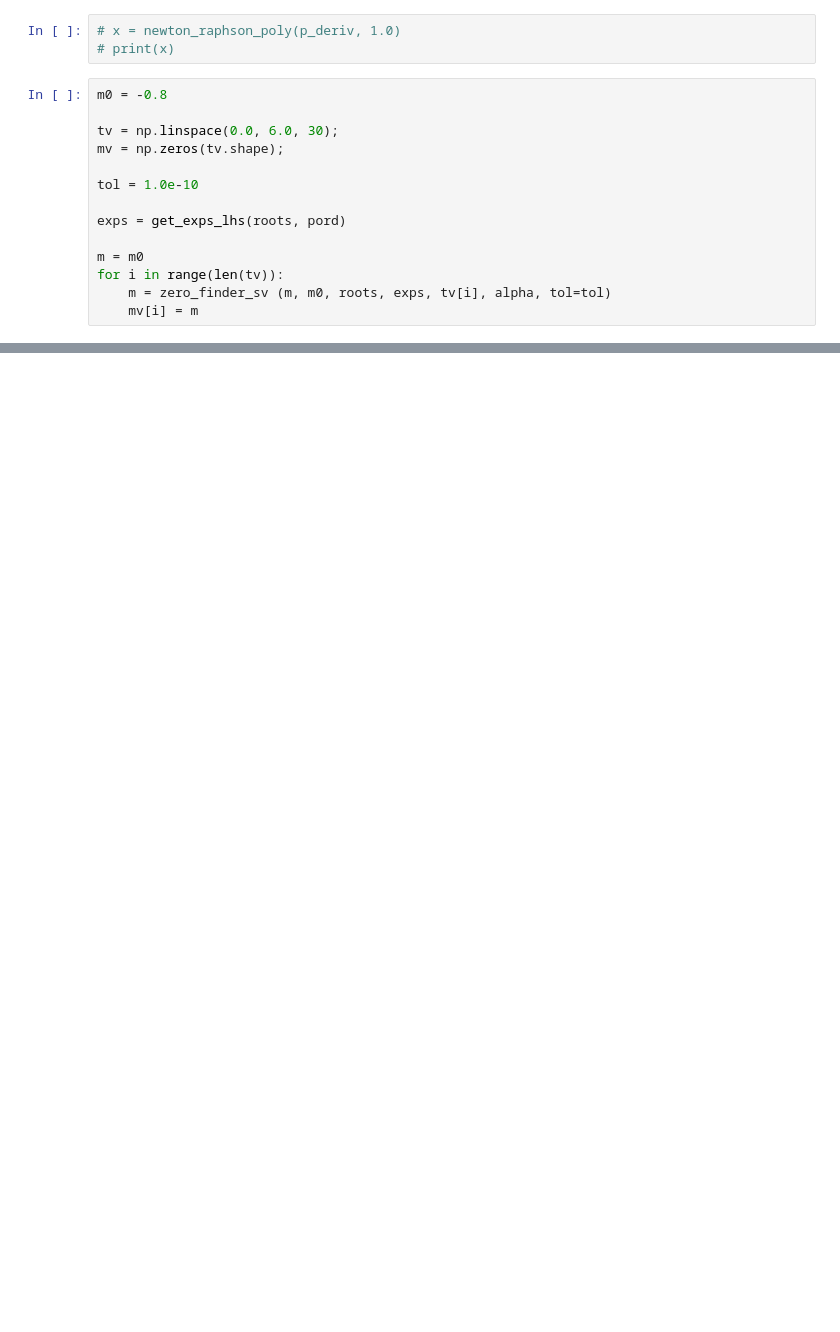
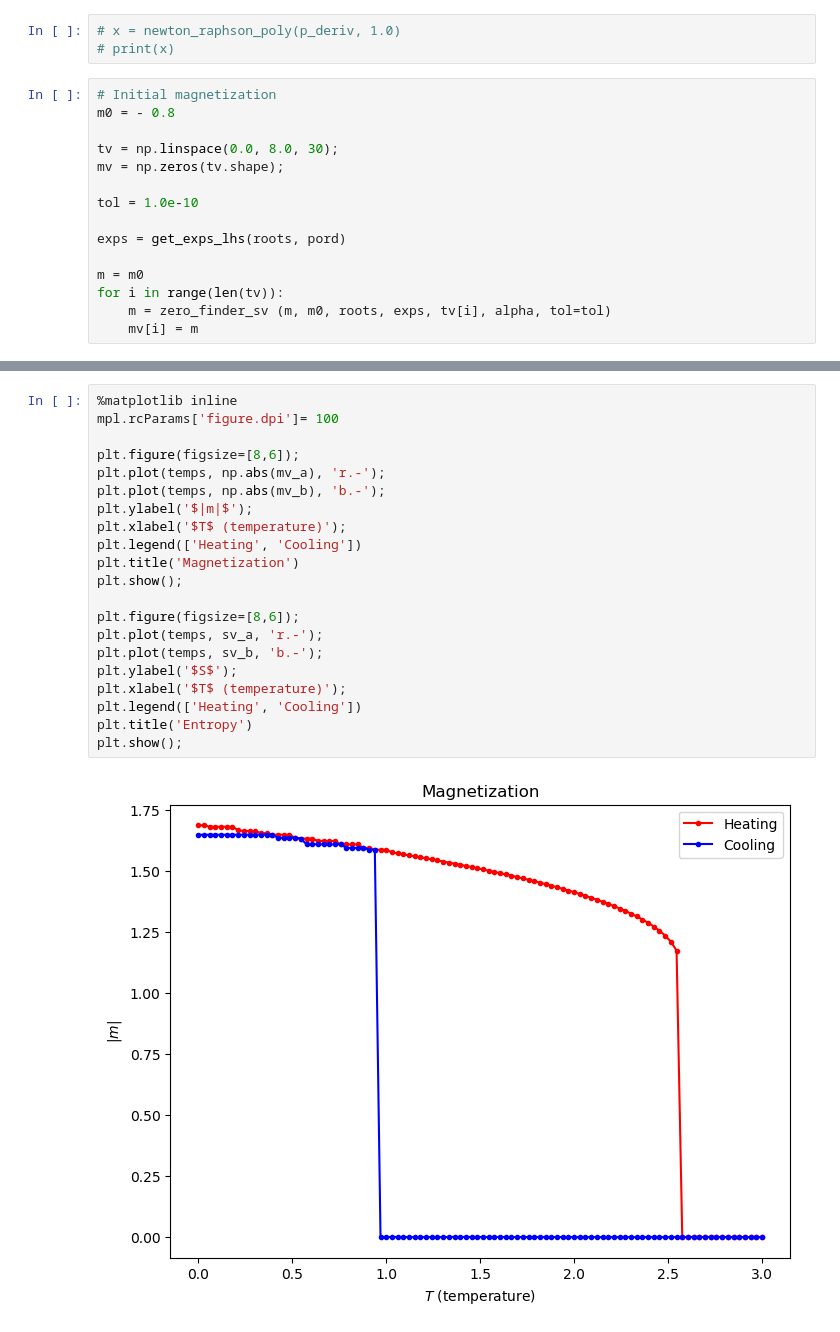
Before and after one commit to guycmoore/GuyMooreProjects, a Jupyter notebook: Landau/LandauExperiment.ipynb, the cells around one changed output, grey strips where cells are left out. Saved outputs shown, nothing was run; the diff lists cells and outputs as text; blank space fills up the shorter version.

```diff
--- a/Landau/LandauExperiment.ipynb
+++ b/Landau/LandauExperiment.ipynb
@@ -116,9 +174,10 @@ landau_plot(p_energy, p_deriv, roots)
 # x = newton_raphson_poly(p_deriv, 1.0)
 # print(x)
 # %%
-m0 = -0.8
+# Initial magnetization
+m0 = - 0.8
 
-tv = np.linspace(0.0, 6.0, 30);
+tv = np.linspace(0.0, 8.0, 30);
 mv = np.zeros(tv.shape);
 
 tol = 1.0e-10
@@ -169,0 +316,23 @@ plt.show()
+# %%
+%matplotlib inline
+mpl.rcParams['figure.dpi']= 100
+
+plt.figure(figsize=[8,6]);
+plt.plot(temps, np.abs(mv_a), 'r.-');
+plt.plot(temps, np.abs(mv_b), 'b.-');
+plt.ylabel('$|m|$');
+plt.xlabel('$T$ (temperature)');
+plt.legend(['Heating', 'Cooling'])
+plt.title('Magnetization')
+plt.show();
+
+plt.figure(figsize=[8,6]);
+plt.plot(temps, sv_a, 'r.-');
+plt.plot(temps, sv_b, 'b.-');
+plt.ylabel('$S$');
+plt.xlabel('$T$ (temperature)');
+plt.legend(['Heating', 'Cooling'])
+plt.title('Entropy')
+plt.show();
+# %% [output]
+[figure, added]
```
Also changed, not shown: parts of 19 cells of this notebook, 1 other file.
